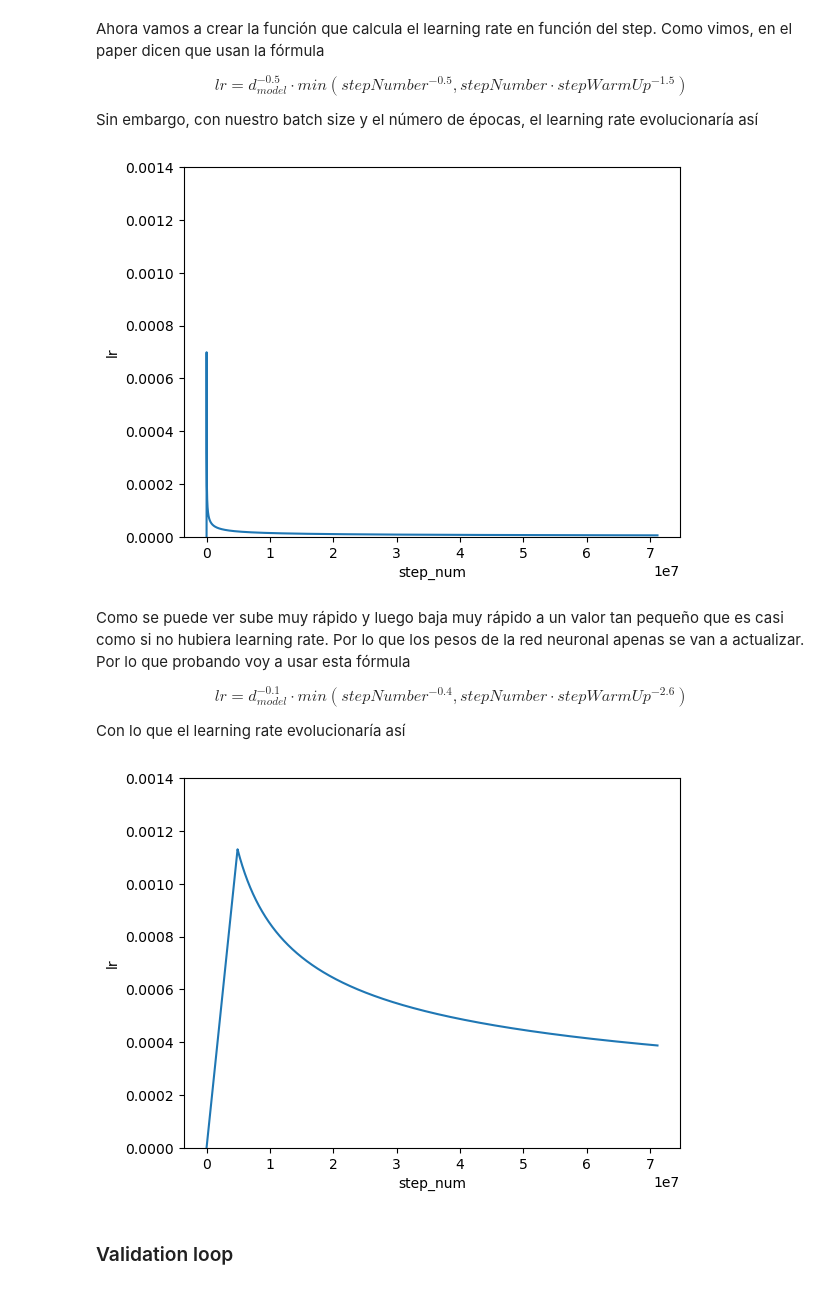
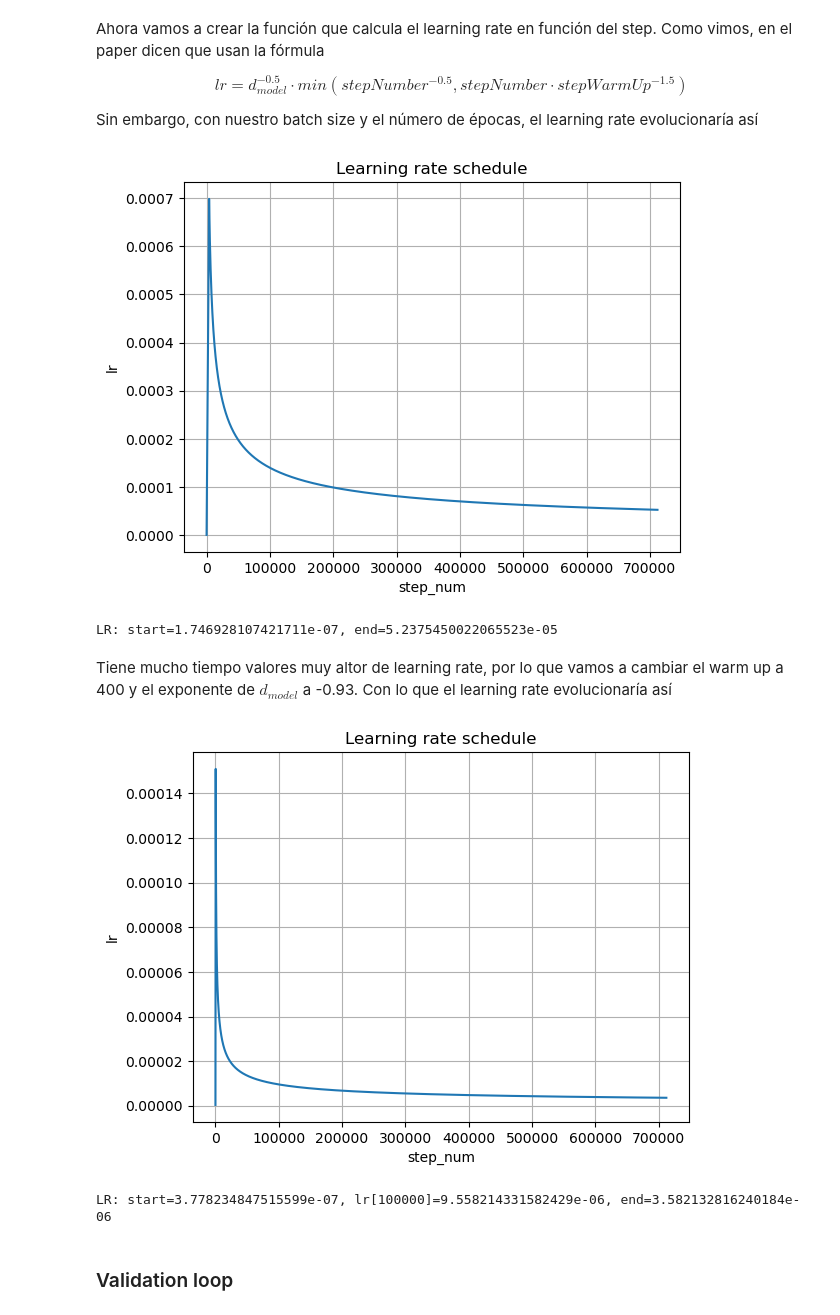
Before and after one commit to maximofn/Curso_Pytorch, a Jupyter notebook: 05 Transformers/33 Entrenamiento.ipynb, the cells around one changed output. Drawn from its saved outputs; the diff is of its cells as text; code cells hidden in the pictures.

```diff
--- a/05 Transformers/33 Entrenamiento.ipynb
+++ b/05 Transformers/33 Entrenamiento.ipynb
@@ -7,11 +7,11 @@ import os
 SOURCE_LANGUAGE = "en"
 TARGET_LANGUAGE = "es"
 SUBSET = False
-PERCENT_SUBSET = 0.1
+PERCENT_SUBSET = 0.01
 
 # Train
 LR = 1e-5
-EPOCHS = 100000
+EPOCHS = 1000
 GPUS = 1
 GPU_NUMBER = 0
 if GPUS > 1:
@@ -23,8 +23,10 @@ else:
         BS = 1024
 print(f"BS: {BS}")
 LR_SCHEDULER = False
-SAVE_BEST_MODEL = False
+SAVE_BEST_MODEL = True
 STOP_AT_TIME = False
+import warnings
+warnings.filterwarnings("ignore", category=UserWarning, module='nltk')
 
 # Model
 MODEL_PATH = f"model"
@@ -853,34 +860,40 @@ dim_embedding_exp = -0.5
 lr = np.power(dim_embedding, dim_embedding_exp) * np.minimum(np.power(step_num, step_num_exp), step_num * np.power(warmup_steps, warmup_steps_exp))
 
 plt.plot(step_num, lr)
+plt.grid()
 plt.xlabel('step_num')
 plt.ylabel('lr')
-plt.ylim(0, 0.0014)
+plt.title('Learning rate schedule')
 plt.show()
+print(f"LR: start={lr[0]}, end={lr[-1]}")
 # %% [output]
-[figure, old version]
+[figure, new version]
+LR: start=1.746928107421711e-07, end=5.2375450022065523e-05
-# %% [markdown]
-Como se puede ver sube muy rápido y luego baja muy rápido a un valor tan pequeño que es casi como si no hubiera learning rate. Por lo que los pesos de la red neuronal apenas se van a actualizar. Por lo que probando voy a usar esta fórmula
-
-$$lr = d_{model}^{-0.1} \cdot min \left(stepNumber^{-0.4}, stepNumber \cdot stepWarmUp^{-2.6} \right)$$
-
-Con lo que el learning rate evolucionaría así
+# %% [markdown]
+Tiene mucho tiempo valores muy altor de learning rate, por lo que vamos a cambiar el warm up a 400 y el exponente de $d_{model}$ a -0.93. Con lo que el learning rate evolucionaría así
 # %%
-warmup_steps = 4000
+warmup_steps = 400
 num_steps_by_epoch = len(train_dataloader)
 step_num = np.arange(1, EPOCHS*num_steps_by_epoch, 10)
-step_num_exp = -0.4
-warmup_steps_exp = -2.6
-dim_embedding_exp = -0.1
+step_num_exp = -0.5
+warmup_steps_exp = -1.5
+dim_embedding_exp = -0.93
 lr = np.power(dim_embedding, dim_embedding_exp) * np.minimum(np.power(step_num, step_num_exp), step_num * np.power(warmup_steps, warmup_steps_exp))
 
 plt.plot(step_num, lr)
+plt.grid()
 plt.xlabel('step_num')
 plt.ylabel('lr')
-plt.ylim(0, 0.0014)
+plt.title('Learning rate schedule')
 plt.show()
+if SUBSET:
+    lr_100000 = lr[1000]
+else:
+    lr_100000 = lr[10000]
+print(f"LR: start={lr[0]}, lr[100000]={lr_100000}, end={lr[-1]}")
 # %% [output]
-[figure, old version]
+[figure, new version]
+LR: start=3.778234847515599e-07, lr[100000]=9.558214331582429e-06, end=3.582132816240184e-06
 # %%
 import numpy as np
 
```
Also changed, not shown: parts of 12 cells of this notebook.
